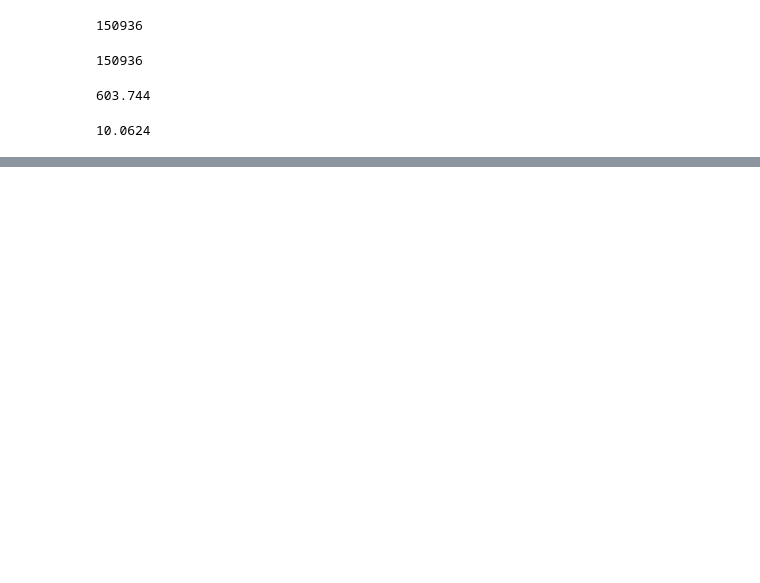
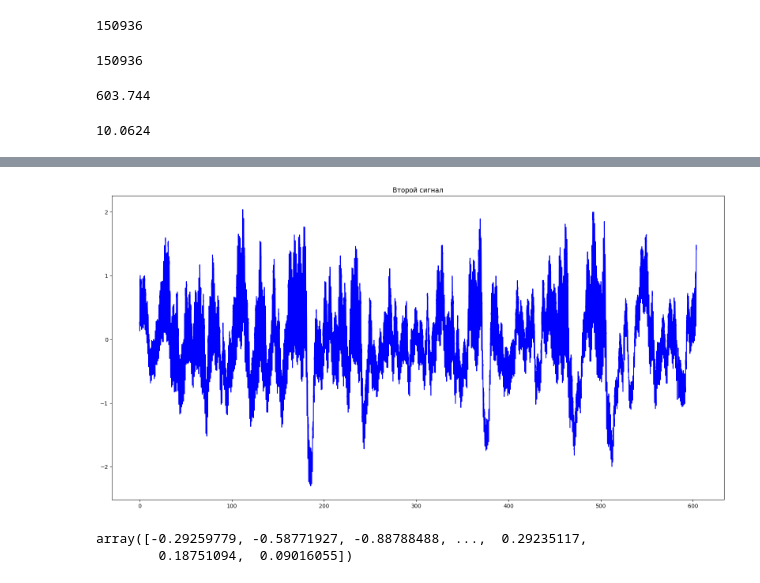
Before and after one commit to Mardvey-UMA/ssu_ml, a Jupyter notebook: task_03_heart/main.ipynb, the cells around one changed output, grey strips where cells are left out. Drawn from its saved outputs; the diff is of its cells as text; code cells hidden in the pictures; blank space fills up the shorter version.

```diff
--- a/task_03_heart/main.ipynb
+++ b/task_03_heart/main.ipynb
@@ -34,0 +48,7 @@ print(603.744 / 60)
+# %%
+plt.figure(figsize=(20, 10))
+plt.plot(time_second, second_values, color = "blue")
+plt.title('Второй сигнал')
+plt.show()
+# %% [output]
+[figure, added]
@@ -34,0 +57,5 @@ print(603.744 / 60)
+# %%
+corr
+# %% [output]
+array([-0.29259779, -0.58771927, -0.88788488, ...,  0.29235117,
+        0.18751094,  0.09016055])
```
Also changed, not shown: parts of 29 cells of this notebook, 2 other files.
